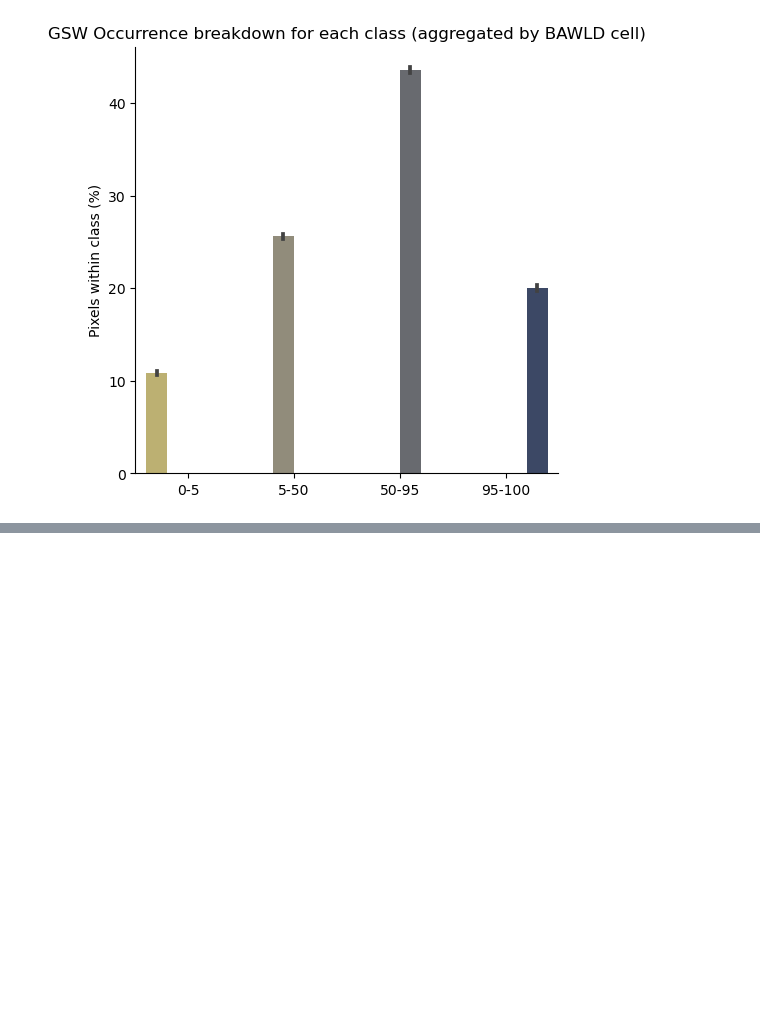
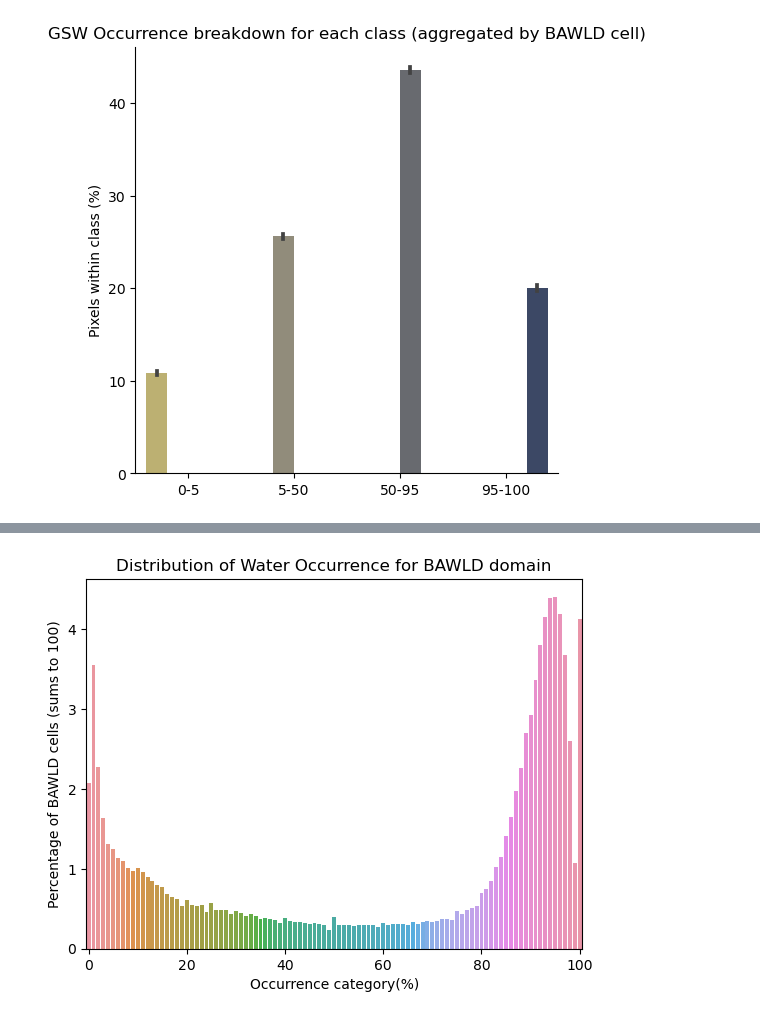
Before and after one commit to ekcomputer/lake-area, a Jupyter notebook: LEV_zonal_EE_batch.ipynb, the cells around one changed output, grey strips where cells are left out. Cells and saved outputs as stored; diff of their text form; code cells hidden in the pictures; blank space fills up the shorter version.

```diff
--- a/LEV_zonal_EE_batch.ipynb
+++ b/LEV_zonal_EE_batch.ipynb
@@ -284,0 +294,13 @@ g.set(title=f'GSW Occurrence breakdown for each class (aggregated by BAWLD cell)
+# %%
+## Create normalized (by total pixels in cell), but non-binned (raw) occurrence values
+dfN = df.iloc[:, oc_columns] / pd.DataFrame(df.loc[:,'Class_sum']).values * 100 # note columns are not sorted
+# %%
+## Non-binned
+sns.barplot(x=oc_column_vals, y=dfN.mean())
+plt.title('Distribution of Water Occurrence for BAWLD domain')
+plt.xticks(ticks=plt.xticks()[0][::20])
+plt.xlabel('Occurrence category (%)')
+plt.ylabel('Percentage of BAWLD cells (sums to 100)')
+plt.show()
+# %% [output]
+[figure, added]
```
Also changed, not shown: parts of 4 cells of this notebook, 1 other file.
